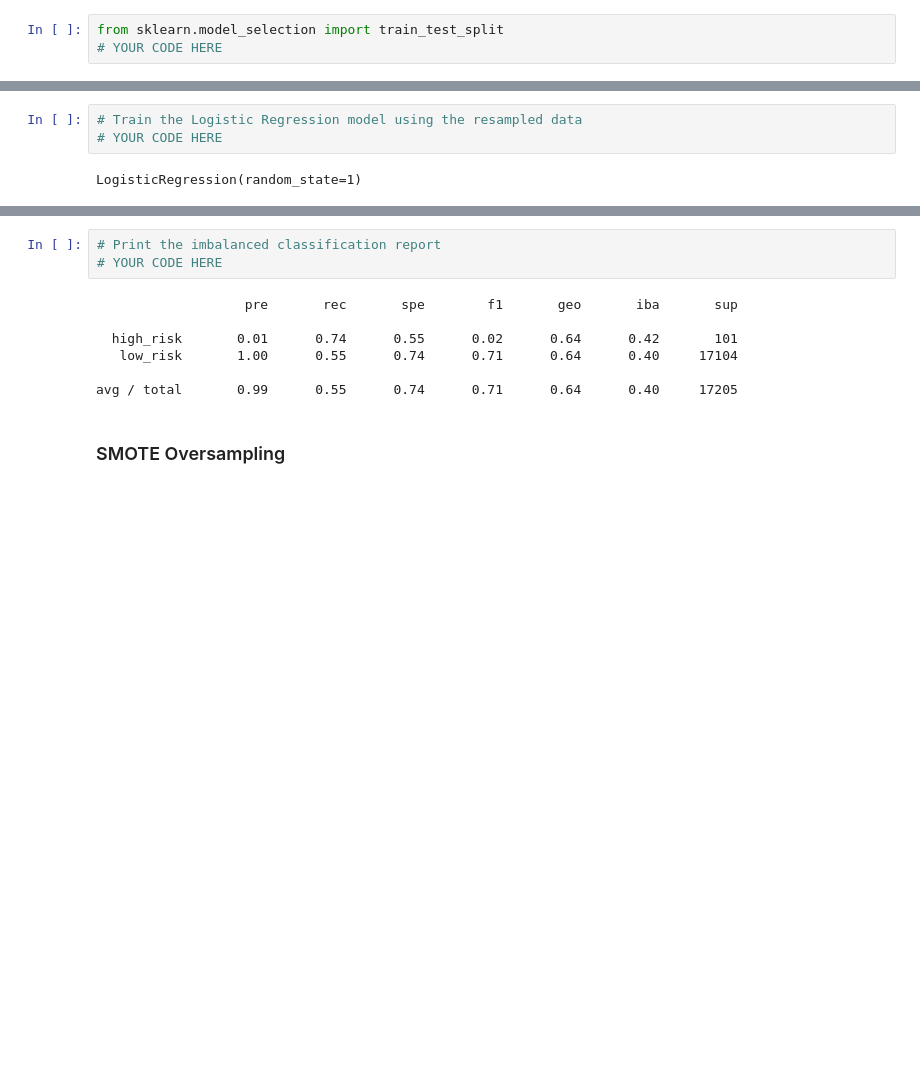
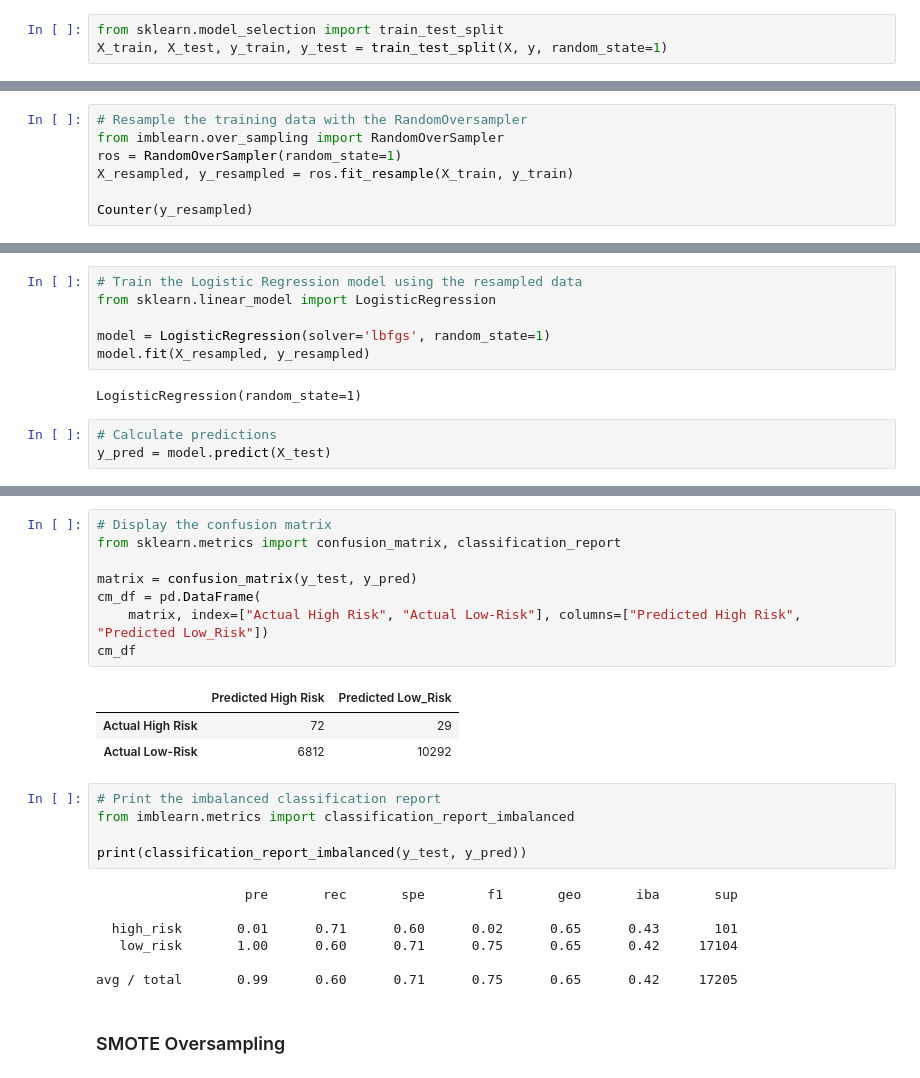
Before and after one commit to nnamdiilokah/Credit_Risk_Analysis, a Jupyter notebook: credit_risk_resampling.ipynb, the cells around one changed output, grey strips where cells are left out. Saved outputs shown, nothing was run; the diff lists cells and outputs as text; blank space fills up the shorter version.

Commit message:
resample data using random oversampler

```diff
--- a/credit_risk_resampling.ipynb
+++ b/credit_risk_resampling.ipynb
@@ -101,7 +107,7 @@ high_risk      347
 Name: loan_status, dtype: int64
 # %%
 from sklearn.model_selection import train_test_split
-# YOUR CODE HERE
+X_train, X_test, y_train, y_test = train_test_split(X, y, random_state=1)
 # %% [markdown]
 # Oversampling
 
@@ -123,0 +125,7 @@ Counter({'loan_status': 1})
+# %%
+# Resample the training data with the RandomOversampler
+from imblearn.over_sampling import RandomOverSampler
+ros = RandomOverSampler(random_state=1)
+X_resampled, y_resampled = ros.fit_resample(X_train, y_train)
+
+Counter(y_resampled)
@@ -124,7 +134,13 @@ Counter({'loan_status': 1})
 # %%
 # Train the Logistic Regression model using the resampled data
-# YOUR CODE HERE
+from sklearn.linear_model import LogisticRegression
+
+model = LogisticRegression(solver='lbfgs', random_state=1)
+model.fit(X_resampled, y_resampled)
 # %% [output]
 LogisticRegression(random_state=1)
+# %%
+# Calculate predictions
+y_pred = model.predict(X_test)
 # %%
 # Calculated the balanced accuracy score
@@ -140,13 +152,27 @@ array([[  75,   26],
+# %%
+# Display the confusion matrix
+from sklearn.metrics import confusion_matrix, classification_report
+
+matrix = confusion_matrix(y_test, y_pred)
+cm_df = pd.DataFrame(
+    matrix, index=["Actual High Risk", "Actual Low-Risk"], columns=["Predicted High Risk", "Predicted Low_Risk"])
+cm_df
+# %% [output]
+|  | Predicted High Risk | Predicted Low_Risk |
+| Actual High Risk | 72 | 29 |
+| Actual Low-Risk | 6812 | 10292 |
 # %%
 # Print the imbalanced classification report
-# YOUR CODE HERE
+from imblearn.metrics import classification_report_imbalanced
+
+print(classification_report_imbalanced(y_test, y_pred))
 # %% [output]
                    pre       rec       spe        f1       geo       iba       sup
 
-  high_risk       0.01      0.74      0.55      0.02      0.64      0.42       101
-   low_risk       1.00      0.55      0.74      0.71      0.64      0.40     17104
+  high_risk       0.01      0.71      0.60      0.02      0.65      0.43       101
+   low_risk       1.00      0.60      0.71      0.75      0.65      0.42     17104
 
-avg / total       0.99      0.55      0.74      0.71      0.64      0.40     17205
+avg / total       0.99      0.60      0.71      0.75      0.65      0.42     17205
 # %% [markdown]
 ### SMOTE Oversampling
 # %%
```
Also changed, not shown: parts of 7 cells of this notebook.
